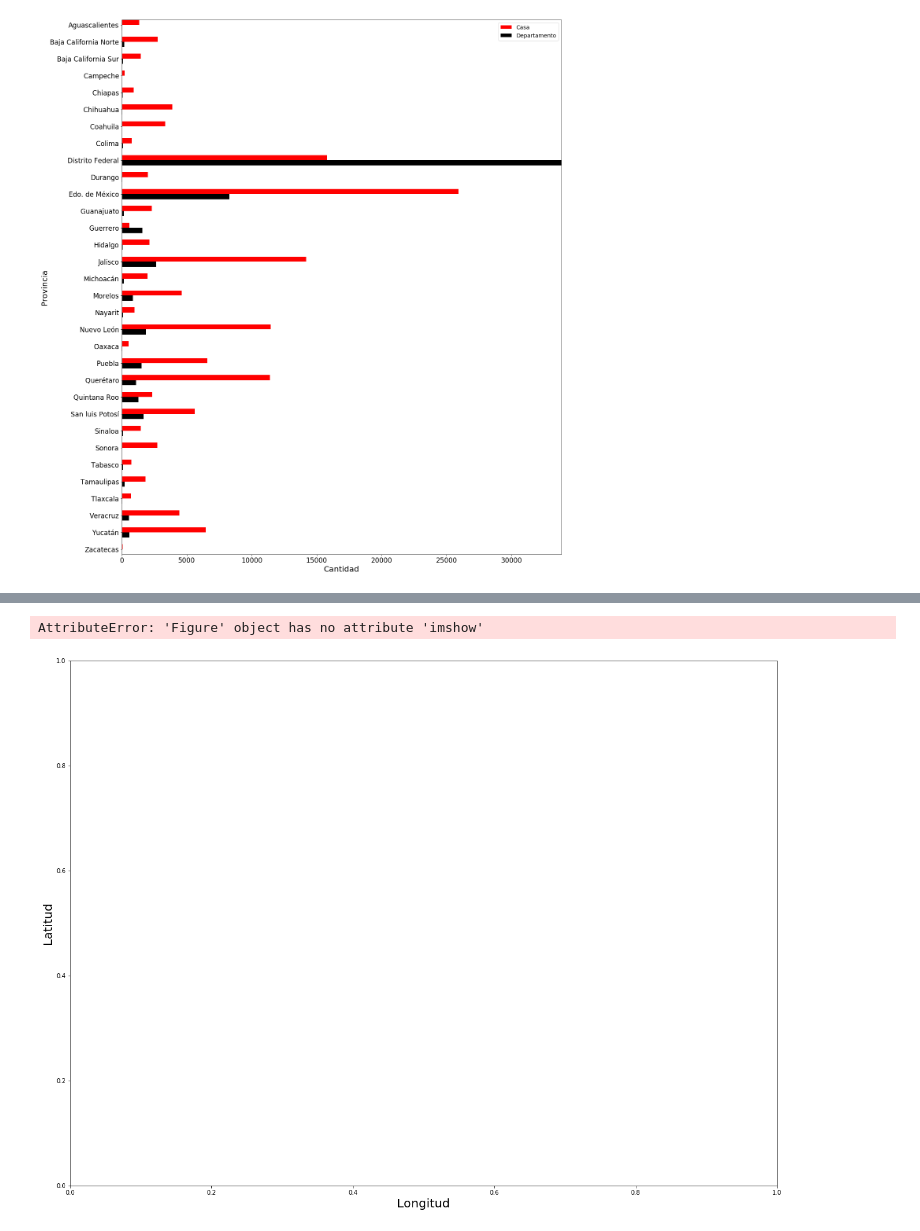
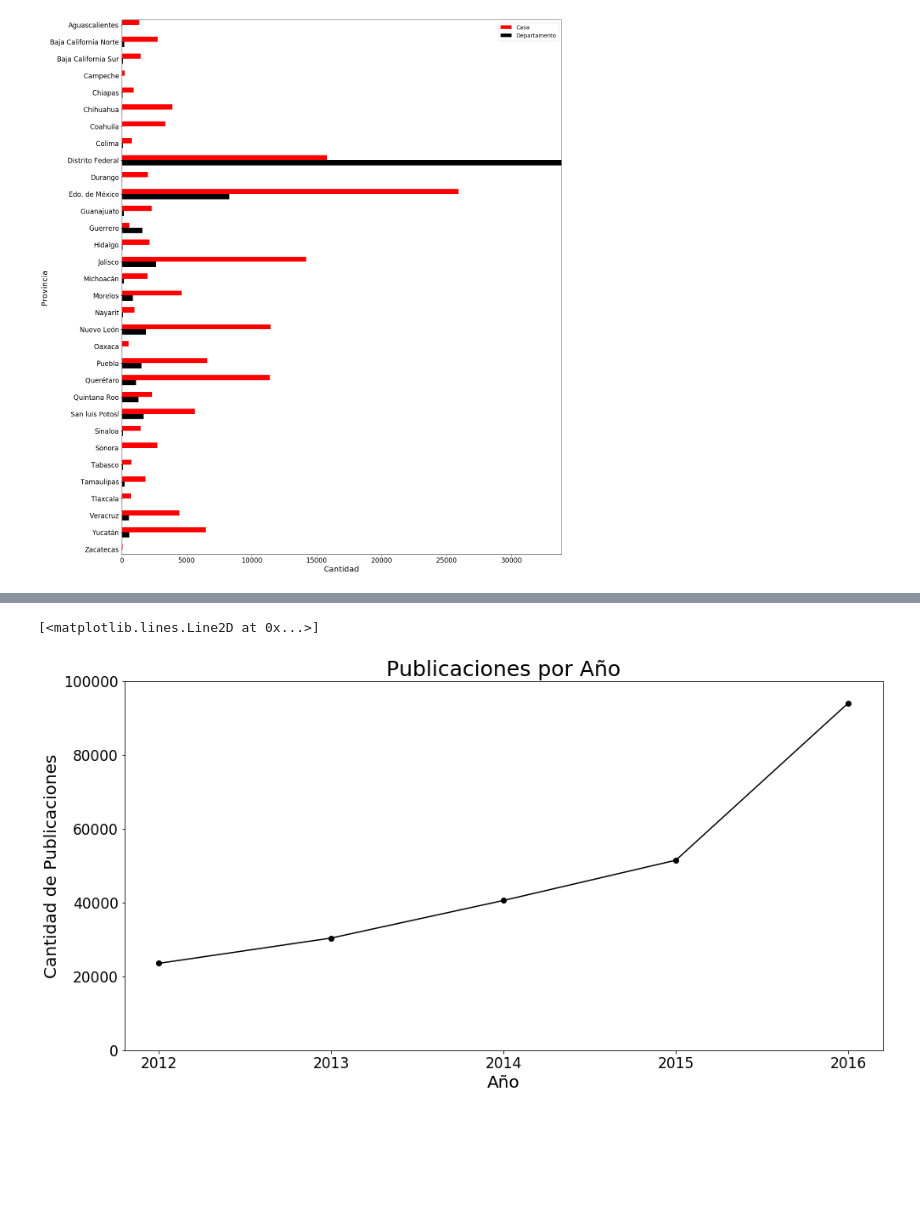
Before and after one commit to komod0/TPs-Org.Datos, a Jupyter notebook: tp1/nbesteban.ipynb, the cells around one changed output, grey strips where cells are left out. Cells and saved outputs as stored; diff of their text form; code cells hidden in the pictures; blank space fills up the shorter version.

```diff
--- a/tp1/nbesteban.ipynb
+++ b/tp1/nbesteban.ipynb
@@ -1202,34 +1439,42 @@ ax.invert_yaxis()
 # %%
-dfauxlatlong = dfok[ dfok['Precio'] > 10000000]
+cantPub = [
+            dfok[ dfok['Fecha'].dt.year == 2012 ]['ID'].count(),
+           dfok[ dfok['Fecha'].dt.year == 2013 ]['ID'].count(),
+           dfok[ dfok['Fecha'].dt.year == 2014 ]['ID'].count(),
+           dfok[ dfok['Fecha'].dt.year == 2015 ]['ID'].count(),
+           dfok[ dfok['Fecha'].dt.year == 2016 ]['ID'].count(),
+          ]
 
+años = ['2012', '2013', '2014', '2015', '2016']
 
-# Declarás variables a graficar
-x = dfauxlatlong['Longitud']
-y = dfauxlatlong['Latitud']
+# Variables a graficar
+x = años
+y = cantPub
 
 # Tamaño del gráfico
-ax, grafico = plt.subplots(figsize = (21, 16));
+fig, ax = plt.subplots(figsize = (16, 8))
 
 # Tamaño de los títulos de los ejes
-plt.xlabel("Longitud", fontsize = 20);
-plt.ylabel("Latitud", fontsize = 20);
-
-img = plt.imread("mex.png")
-ax.imshow(img, extent = [-116, -86, 13, 34])
+plt.ylabel("Cantidad de Publicaciones", fontsize = 20);
+plt.xlabel("Año", fontsize = 20);
 
 # Título
-plt.title("Distribución de las Propiedades Más Caras en México", fontsize = 25)
+plt.title("Publicaciones por Año", fontsize = 25)
 
 # Tamaño de las letras de los ejes
 plt.tick_params(axis='both', which='major', labelsize = 17)
 plt.tick_params(axis='both', which='minor', labelsize = 17)
 
+# Rotar ejes
+#plt.xticks(rotation = 90)
+
 # Límites para cada coordenada
-plt.ylim([13, 34]);
-plt.xlim([-116, -86]);
+plt.ylim([0, 100000]);
+#plt.xlim([-116, -86]);
 
-# Tipo de gráficok
-plt.scatter(x, y, color = "red");
+
+# Tipo de gráfico
+plt.plot(x, y, color = 'black', linestyle = '-', marker = 'o')
 # %% [output]
-AttributeError: 'Figure' object has no attribute 'imshow'
+[<matplotlib.lines.Line2D at 0x...>]
-[figure, old version]
+[figure, new version]
```
Also changed, not shown: parts of 38 cells of this notebook.
